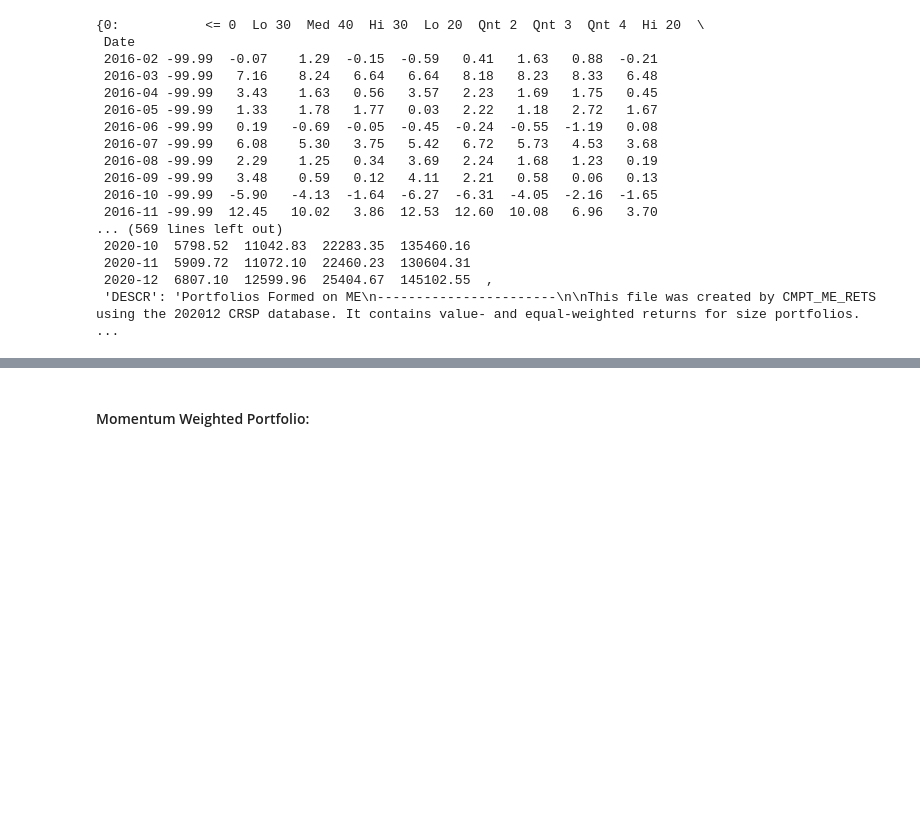
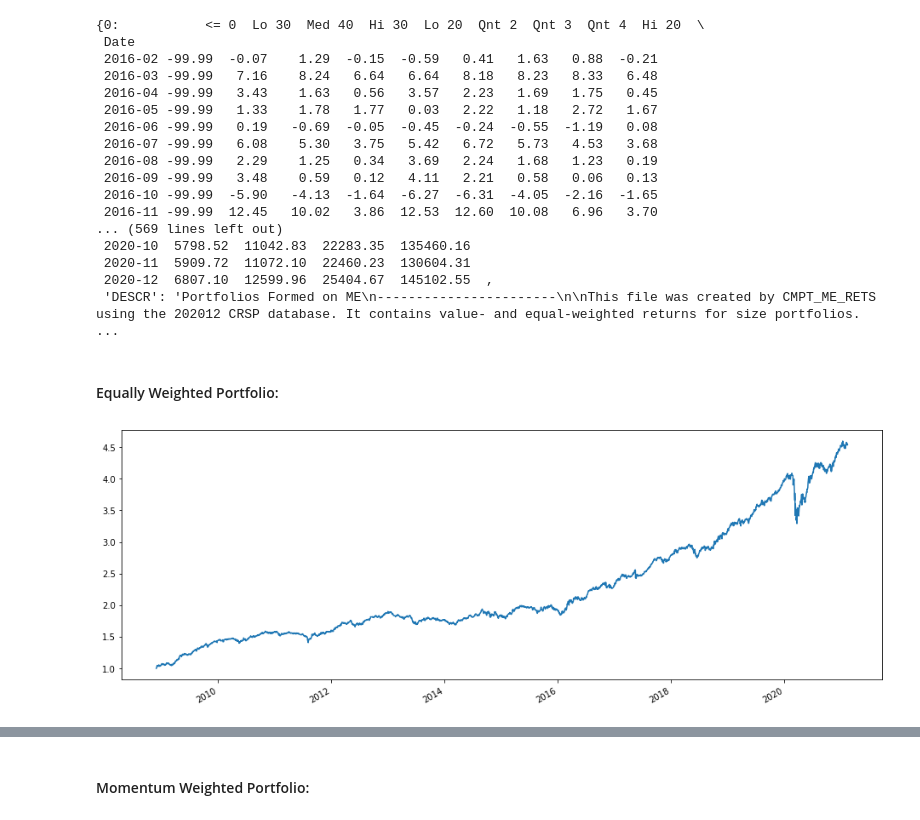
Before and after one commit to pedroosorio98/PyFinLib, a Jupyter notebook: PyFinLib Tools.ipynb, the cells around one changed output, grey strips where cells are left out. Saved outputs shown, nothing was run; the diff lists cells and outputs as text; code cells hidden in the pictures; blank space fills up the shorter version.

```diff
--- a/PyFinLib Tools.ipynb
+++ b/PyFinLib Tools.ipynb
@@ -498,3 +498,12 @@ pf.get_fammafrench_data('Portfolios_Formed_on_ME')
  2020-11  5909.72  11072.10  22460.23  130604.31
  2020-12  6807.10  12599.96  25404.67  145102.55  ,
  'DESCR': 'Portfolios Formed on ME\n-----------------------\n\nThis file was created by CMPT_ME_RETS using the 202012 CRSP database. It contains value- and equal-weighted returns for size portfolios.  ...
+# %% [markdown]
+#### Equally Weighted Portfolio:
+# %%
+ew_weighted_weights = pf.ew_weighted_weights(rets,reb_days=30)
+ew_weighted_returns = pf.strategy_returns(rets,ew_weighted_weights)
+ew_performance = pf.performance_index(ew_weighted_returns)
+ew_performance.plot(figsize=(16,6));
+# %% [output]
+[figure, added]
```
Also changed, not shown: parts of 34 cells of this notebook, 1 other file.
